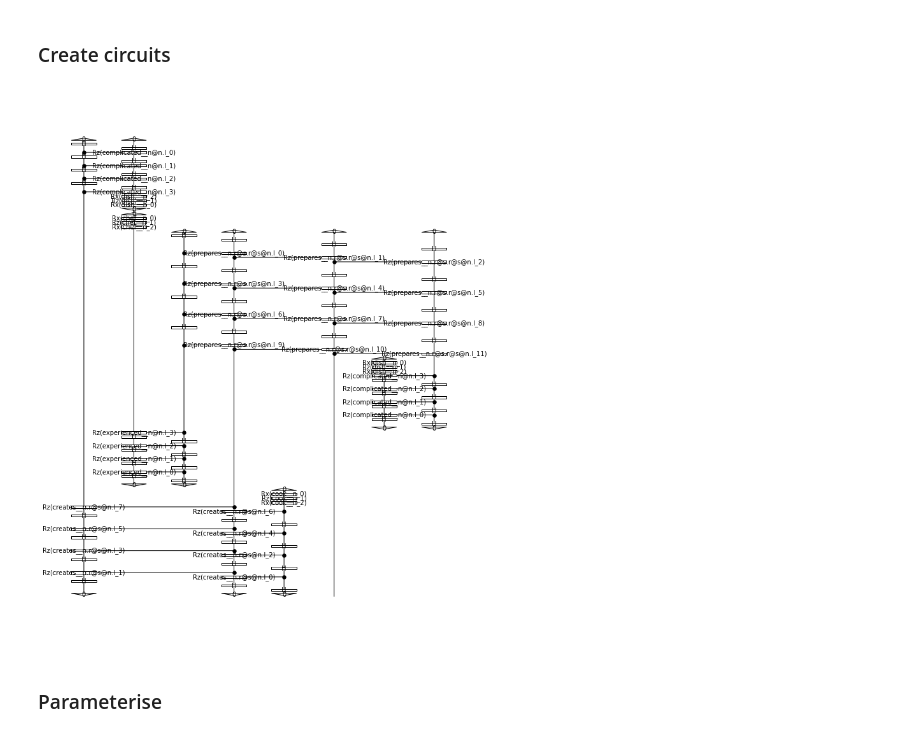
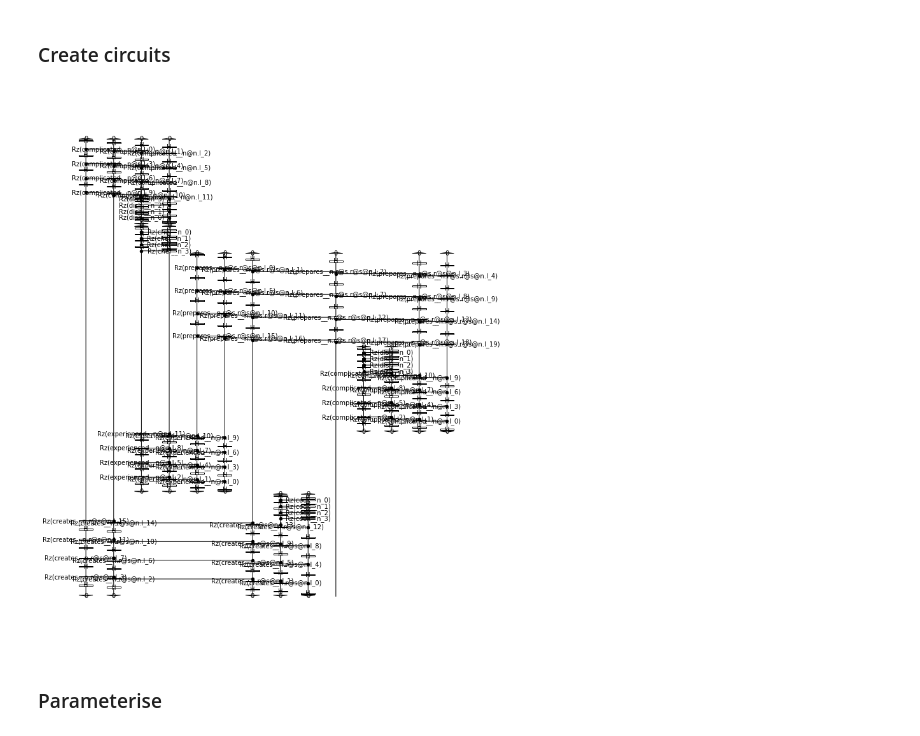
Before and after one commit to Hyperclap-Studios/qec-qnlp, a Jupyter notebook: examples/quantum_pipeline_jax.ipynb, the cells around one changed output. Saved outputs shown, nothing was run; the diff lists cells and outputs as text; code cells hidden in the pictures.

```diff
--- a/examples/quantum_pipeline_jax.ipynb
+++ b/examples/quantum_pipeline_jax.ipynb
@@ -75,16 +68,16 @@ train_diagrams[0].draw()
 # %%
 from lambeq import AtomicType, IQPAnsatz
 
-ansatz = IQPAnsatz({AtomicType.NOUN: 1, AtomicType.SENTENCE: 1},
+ansatz = IQPAnsatz({AtomicType.NOUN: 2, AtomicType.SENTENCE: 1},
                    n_layers=4, n_single_qubit_params=3)
 
 train_circuits = [ansatz(diagram) for diagram in train_diagrams]
 dev_circuits =  [ansatz(diagram) for diagram in dev_diagrams]
 test_circuits = [ansatz(diagram) for diagram in test_diagrams]
 
 train_circuits[0].draw(figsize=(9, 12))
 # %% [output]
-[figure, old version]
+[figure, new version]
 # %% [markdown]
 ### Parameterise
 # %%
```
Also changed, not shown: parts of 3 cells of this notebook, 12 other files.
